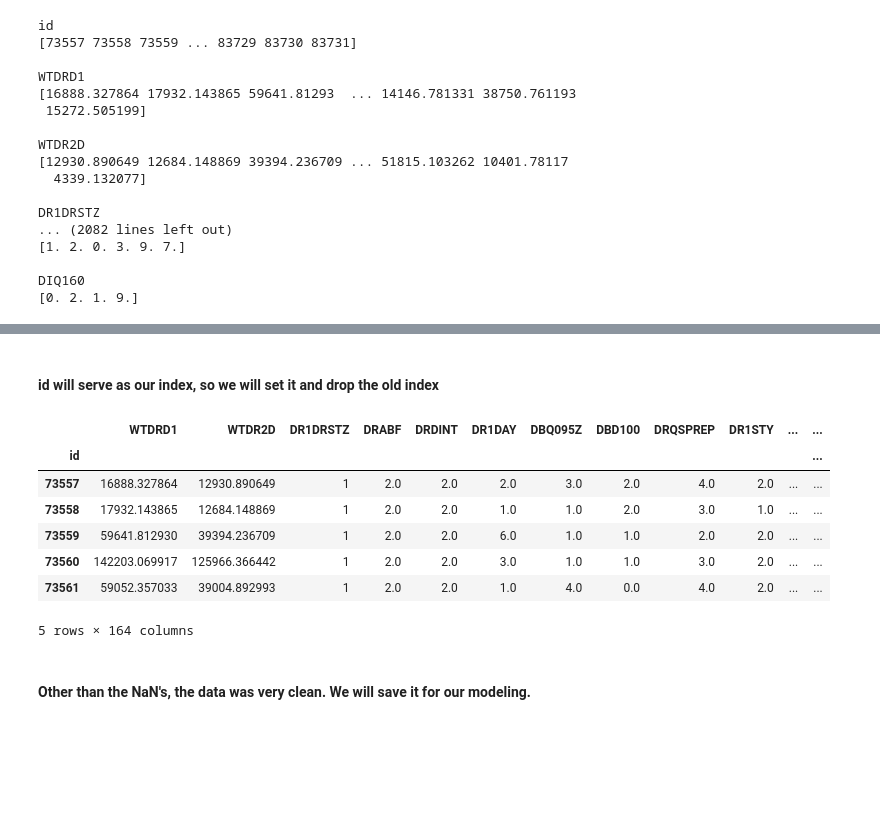
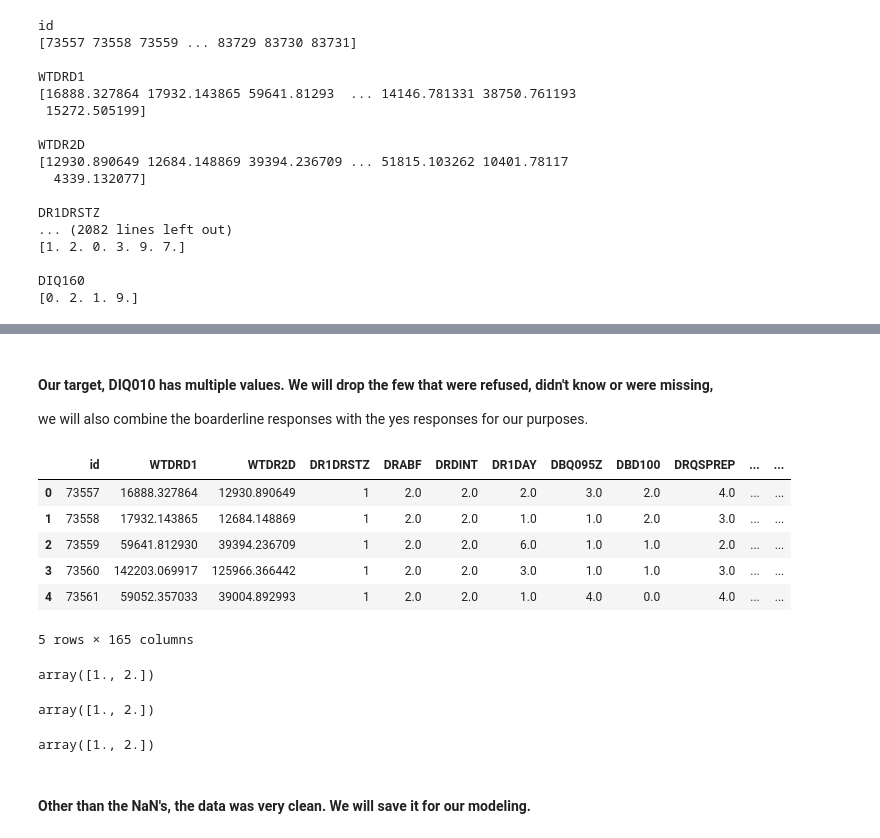
Before and after one commit to Cheffrey2000/dsc-mod-5-project-online-ds-ft-090919, a Jupyter notebook: Data Exploration.ipynb, the cells around one changed output, grey strips where cells are left out. Drawn from its saved outputs; the diff is of its cells as text; code cells hidden in the pictures; blank space fills up the shorter version.

```diff
--- a/Data Exploration.ipynb
+++ b/Data Exploration.ipynb
@@ -234,14 +238,21 @@ memory usage: 12.4+ MB
-# %% [markdown]
-#### id will serve as our index, so we will set it and drop the old index
-# %%
-df.set_index('id', inplace=True)
-df.head()
-# %% [output]
-|  | WTDRD1 | WTDR2D | DR1DRSTZ | DRABF | DRDINT | DR1DAY | DBQ095Z | DBD100 | DRQSPREP | DR1STY | ... | ... |
-| id |  |  |  |  |  |  |  |  |  |  |  | ... |
-| 73557 | 16888.327864 | 12930.890649 | 1 | 2.0 | 2.0 | 2.0 | 3.0 | 2.0 | 4.0 | 2.0 | ... | ... |
-| 73558 | 17932.143865 | 12684.148869 | 1 | 2.0 | 2.0 | 1.0 | 1.0 | 2.0 | 3.0 | 1.0 | ... | ... |
-| 73559 | 59641.812930 | 39394.236709 | 1 | 2.0 | 2.0 | 6.0 | 1.0 | 1.0 | 2.0 | 2.0 | ... | ... |
-| 73560 | 142203.069917 | 125966.366442 | 1 | 2.0 | 2.0 | 3.0 | 1.0 | 1.0 | 3.0 | 2.0 | ... | ... |
-| 73561 | 59052.357033 | 39004.892993 | 1 | 2.0 | 2.0 | 1.0 | 4.0 | 0.0 | 4.0 | 2.0 | ... | ... |
-5 rows × 164 columns
+# %% [markdown]
+#### Our target, DIQ010 has multiple values.  We will drop the few that were refused, didn't know or were missing,
+
+we will also combine the boarderline responses with the yes responses for our purposes.
+# %%
+df.drop(df.loc[df['DIQ010'] == 0].index, inplace=True)
+df.drop(df.loc[df['DIQ010'] > 3].index, inplace=True)
+df.loc[df['DIQ010']==3, 'DIQ010']=1
+df.head()
+# %% [output]
+|  | id | WTDRD1 | WTDR2D | DR1DRSTZ | DRABF | DRDINT | DR1DAY | DBQ095Z | DBD100 | DRQSPREP | ... | ... |
+| 0 | 73557 | 16888.327864 | 12930.890649 | 1 | 2.0 | 2.0 | 2.0 | 3.0 | 2.0 | 4.0 | ... | ... |
+| 1 | 73558 | 17932.143865 | 12684.148869 | 1 | 2.0 | 2.0 | 1.0 | 1.0 | 2.0 | 3.0 | ... | ... |
+| 2 | 73559 | 59641.812930 | 39394.236709 | 1 | 2.0 | 2.0 | 6.0 | 1.0 | 1.0 | 2.0 | ... | ... |
+| 3 | 73560 | 142203.069917 | 125966.366442 | 1 | 2.0 | 2.0 | 3.0 | 1.0 | 1.0 | 3.0 | ... | ... |
+| 4 | 73561 | 59052.357033 | 39004.892993 | 1 | 2.0 | 2.0 | 1.0 | 4.0 | 0.0 | 4.0 | ... | ... |
+5 rows × 165 columns
+# %%
+df.DIQ010.unique()
+# %% [output]
+array([1., 2.])
@@ -247,0 +268,4 @@ df.head()
+# %%
+df.DIQ010.unique()
+# %% [output]
+array([1., 2.])
@@ -248,3 +277,7 @@ df.head()
+# %%
+df.DIQ010.unique()
+# %% [output]
+array([1., 2.])
 # %% [markdown]
 #### Other than the NaN's, the data was very clean.  We will save it for our modeling.
 # %%
```
Also changed, not shown: parts of 5 cells of this notebook, 2 other files.
